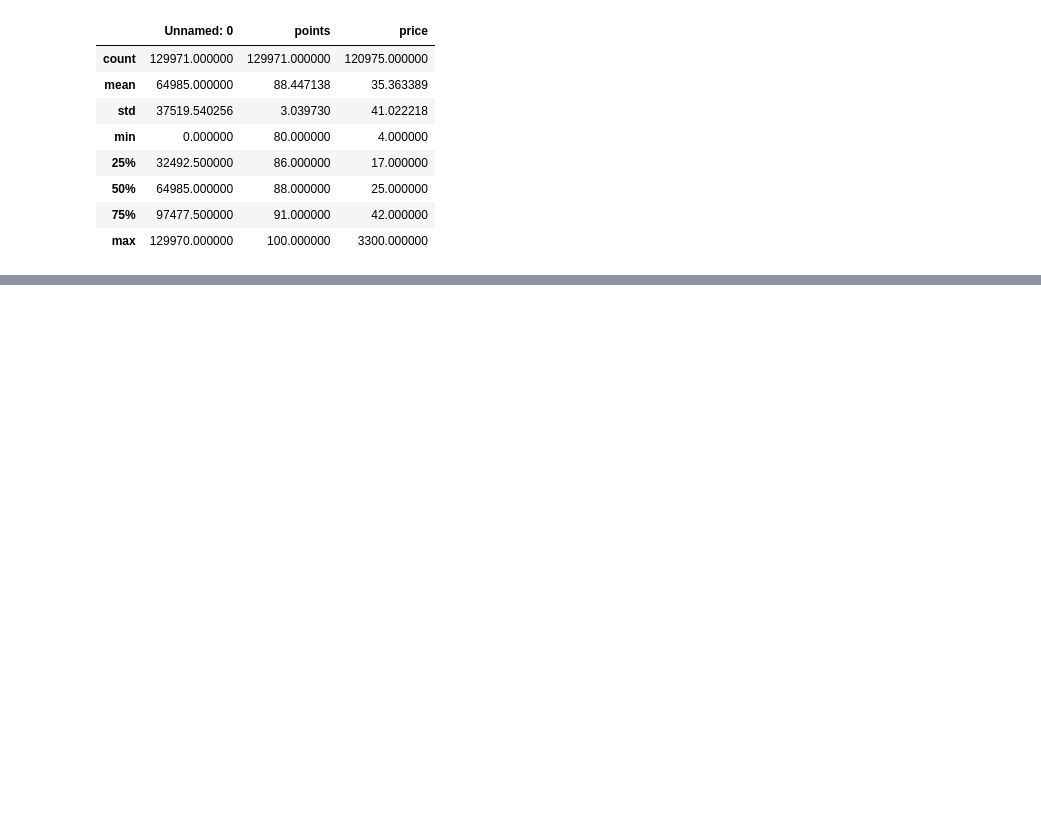
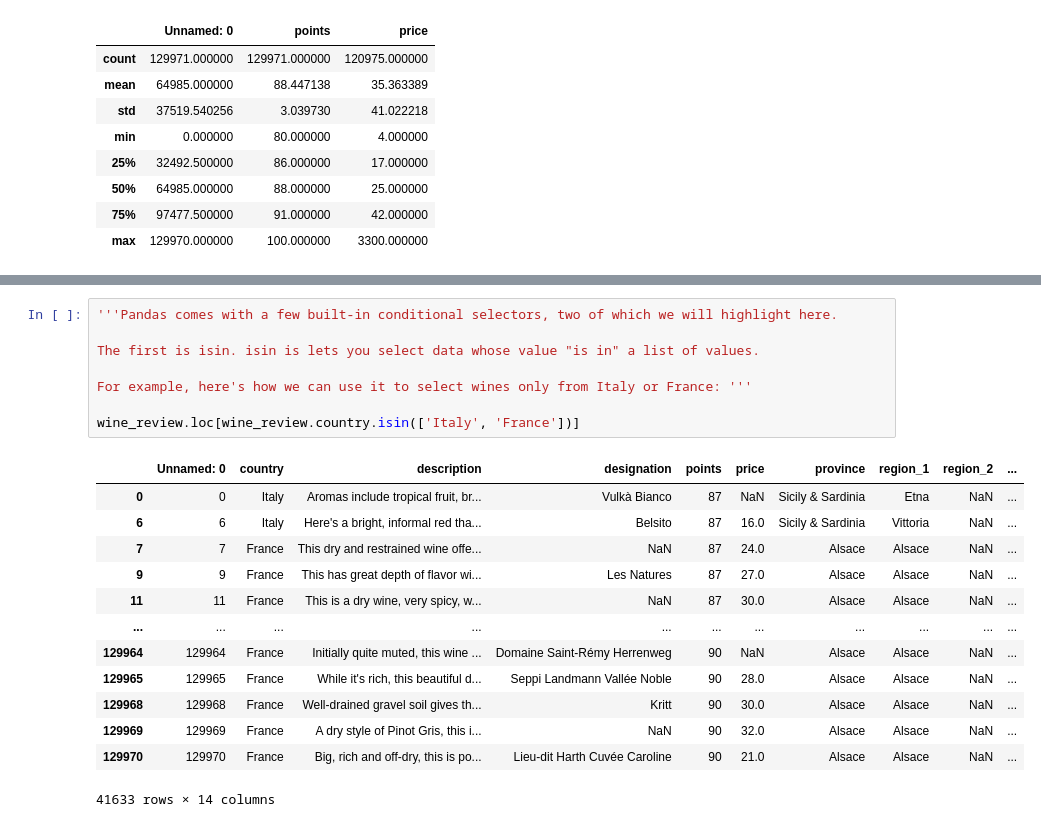
Before and after one commit to rakesh-u09/Python-Bootcamp, a Jupyter notebook: 10-Data_Analysis/pandas.ipynb, the cells around one changed output, grey strips where cells are left out. Saved outputs shown, nothing was run; the diff lists cells and outputs as text; blank space fills up the shorter version.

Commit message:
Practiced data manipulation

```diff
--- a/10-Data_Analysis/pandas.ipynb
+++ b/10-Data_Analysis/pandas.ipynb
@@ -63,0 +136,22 @@ dtype: int64
+# %%
+'''Pandas comes with a few built-in conditional selectors, two of which we will highlight here.
+
+The first is isin. isin is lets you select data whose value "is in" a list of values.
+
+For example, here's how we can use it to select wines only from Italy or France: '''
+
+wine_review.loc[wine_review.country.isin(['Italy', 'France'])]
+# %% [output]
+|  | Unnamed: 0 | country | description | designation | points | price | province | region_1 | region_2 | ... |
+| 0 | 0 | Italy | Aromas include tropical fruit, br... | Vulkà Bianco | 87 | NaN | Sicily & Sardinia | Etna | NaN | ... |
+| 6 | 6 | Italy | Here's a bright, informal red tha... | Belsito | 87 | 16.0 | Sicily & Sardinia | Vittoria | NaN | ... |
+| 7 | 7 | France | This dry and restrained wine offe... | NaN | 87 | 24.0 | Alsace | Alsace | NaN | ... |
+| 9 | 9 | France | This has great depth of flavor wi... | Les Natures | 87 | 27.0 | Alsace | Alsace | NaN | ... |
+| 11 | 11 | France | This is a dry wine, very spicy, w... | NaN | 87 | 30.0 | Alsace | Alsace | NaN | ... |
+| ... | ... | ... | ... | ... | ... | ... | ... | ... | ... | ... |
+| 129964 | 129964 | France | Initially quite muted, this wine ... | Domaine Saint-Rémy Herrenweg | 90 | NaN | Alsace | Alsace | NaN | ... |
+| 129965 | 129965 | France | While it's rich, this beautiful d... | Seppi Landmann Vallée Noble | 90 | 28.0 | Alsace | Alsace | NaN | ... |
+| 129968 | 129968 | France | Well-drained gravel soil gives th... | Kritt | 90 | 30.0 | Alsace | Alsace | NaN | ... |
+| 129969 | 129969 | France | A dry style of Pinot Gris, this i... | NaN | 90 | 32.0 | Alsace | Alsace | NaN | ... |
+| 129970 | 129970 | France | Big, rich and off-dry, this is po... | Lieu-dit Harth Cuvée Caroline | 90 | 21.0 | Alsace | Alsace | NaN | ... |
+41633 rows × 14 columns
```
Also changed, not shown: parts of 9 cells of this notebook, 1 other file.
